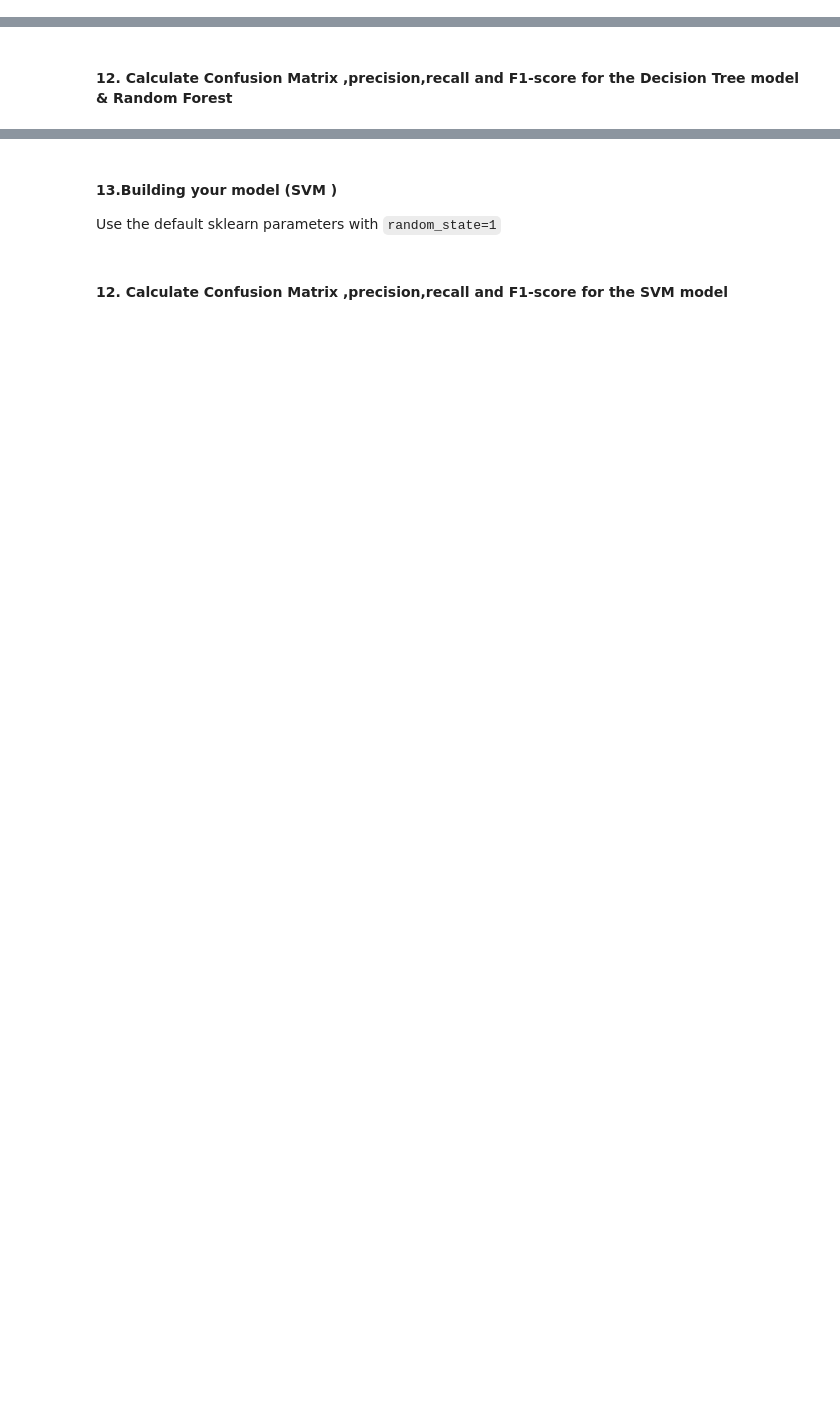
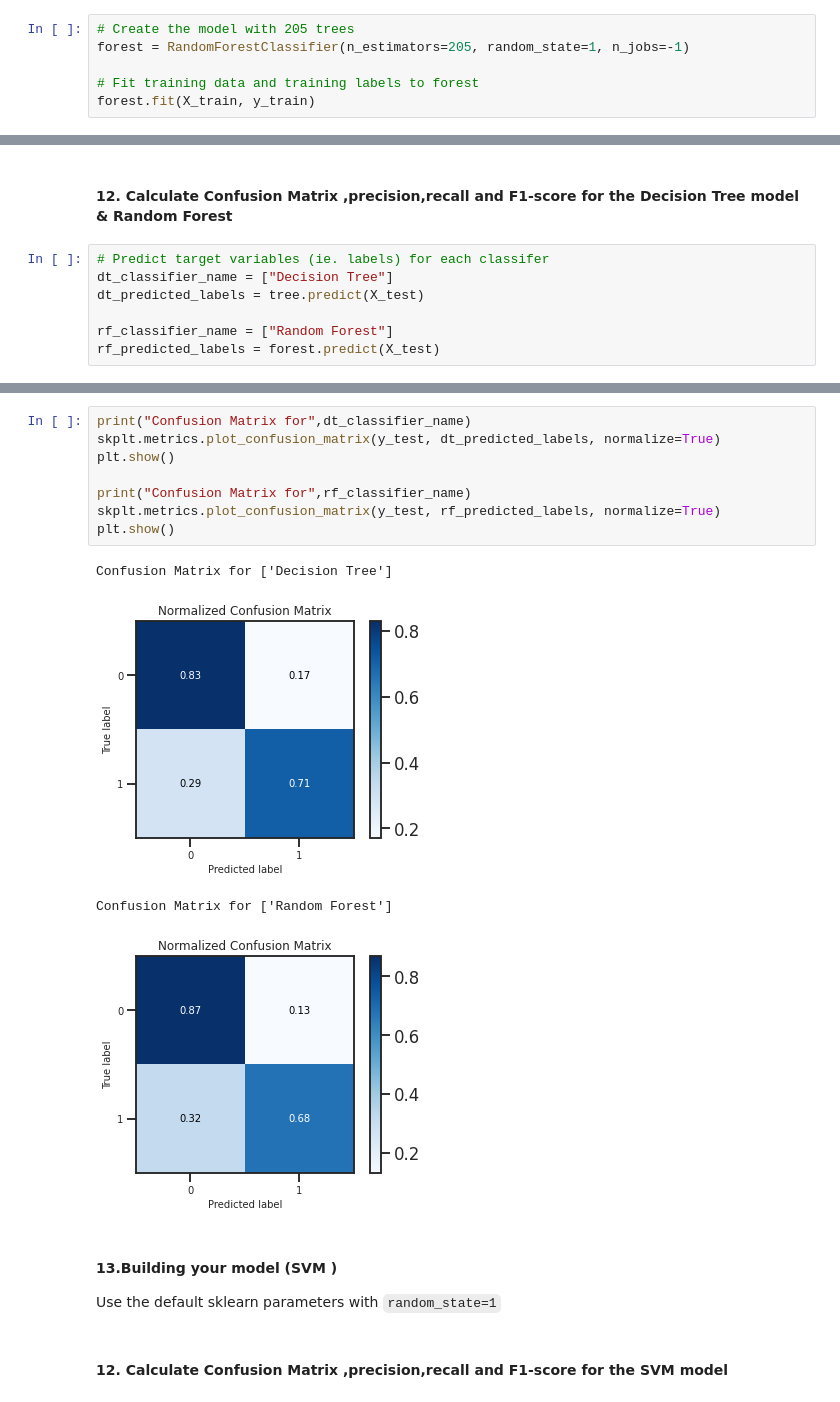
Before and after one commit to mady1258/Decision-Trees, a Jupyter notebook: Exercise/Decision_Trees & SVM Exersice_answer .ipynb, the cells around one changed output, grey strips where cells are left out. Drawn from its saved outputs; the diff is of its cells as text; blank space fills up the shorter version.

```diff
--- a/Exercise/Decision_Trees & SVM Exersice_answer .ipynb
+++ b/Exercise/Decision_Trees & SVM Exersice_answer .ipynb
@@ -170,0 +248,6 @@ ValueError: ignored
+# %%
+# Create the model with 205 trees
+forest = RandomForestClassifier(n_estimators=205, random_state=1, n_jobs=-1)
+
+# Fit training data and training labels to forest
+forest.fit(X_train, y_train)
@@ -171,2 +279,9 @@ ValueError: ignored
 # %% [markdown]
 #### 12. Calculate Confusion Matrix ,precision,recall and F1-score for the Decision Tree model & Random Forest
+# %%
+# Predict target variables (ie. labels) for each classifer
+dt_classifier_name = ["Decision Tree"]
+dt_predicted_labels = tree.predict(X_test)
+
+rf_classifier_name = ["Random Forest"]
+rf_predicted_labels = forest.predict(X_test)
@@ -173,3 +316,16 @@ ValueError: ignored
+# %%
+print("Confusion Matrix for",dt_classifier_name)
+skplt.metrics.plot_confusion_matrix(y_test, dt_predicted_labels, normalize=True)
+plt.show()
+
+print("Confusion Matrix for",rf_classifier_name)
+skplt.metrics.plot_confusion_matrix(y_test, rf_predicted_labels, normalize=True)
+plt.show()
+# %% [output]
+Confusion Matrix for ['Decision Tree']
+[figure, added]
+Confusion Matrix for ['Random Forest']
+[figure, added]
 # %% [markdown]
 #### 13.Building your model (SVM )
  Use the default sklearn parameters with `random_state=1`
```
Also changed, not shown: parts of 14 cells of this notebook.
